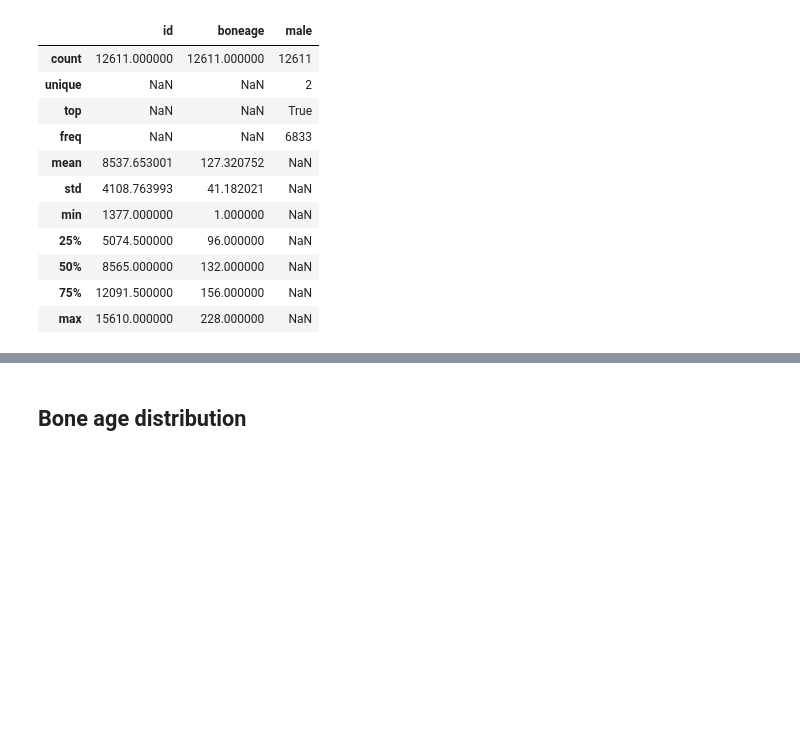
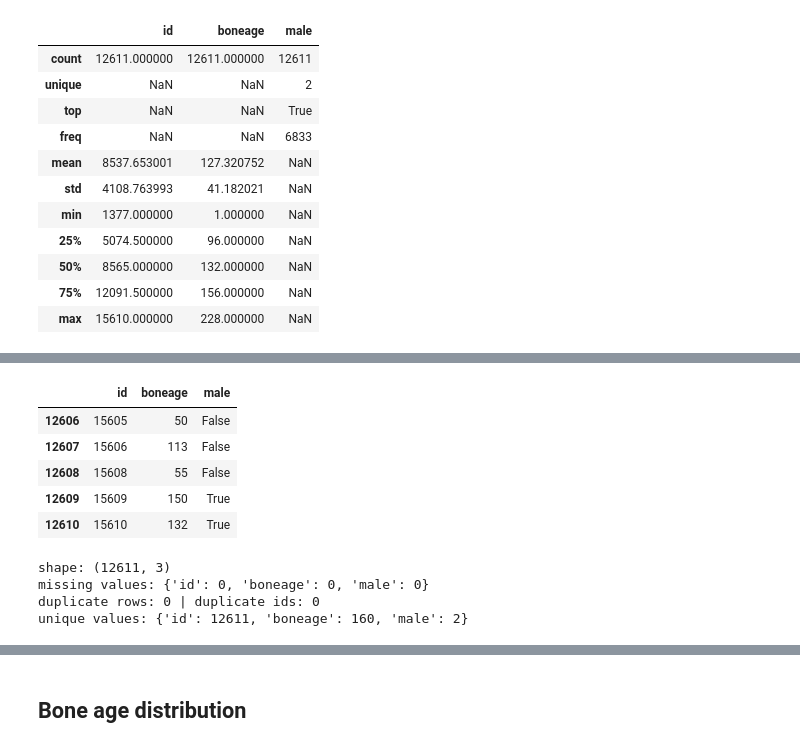
Before and after one commit to CavitDursun07/pediatric-bone-age-estimation, a Jupyter notebook: notebooks/01_eda.ipynb, the cells around one changed output, grey strips where cells are left out. Drawn from its saved outputs; the diff is of its cells as text; code cells hidden in the pictures; blank space fills up the shorter version.

```diff
--- a/notebooks/01_eda.ipynb
+++ b/notebooks/01_eda.ipynb
@@ -33,0 +49,19 @@ df.describe(include="all")
+# %%
+df.tail()
+# %% [output]
+|  | id | boneage | male |
+| 12606 | 15605 | 50 | False |
+| 12607 | 15606 | 113 | False |
+| 12608 | 15608 | 55 | False |
+| 12609 | 15609 | 150 | True |
+| 12610 | 15610 | 132 | True |
+# %%
+print("shape:", df.shape)
+print("missing values:", df.isnull().sum().to_dict())
+print("duplicate rows:", df.duplicated().sum(), "| duplicate ids:", df["id"].duplicated().sum())
+print("unique values:", df.nunique().to_dict())
+# %% [output]
+shape: (12611, 3)
+missing values: {'id': 0, 'boneage': 0, 'male': 0}
+duplicate rows: 0 | duplicate ids: 0
+unique values: {'id': 12611, 'boneage': 160, 'male': 2}
```
Also changed, not shown: parts of 6 cells of this notebook, 2 other files.
